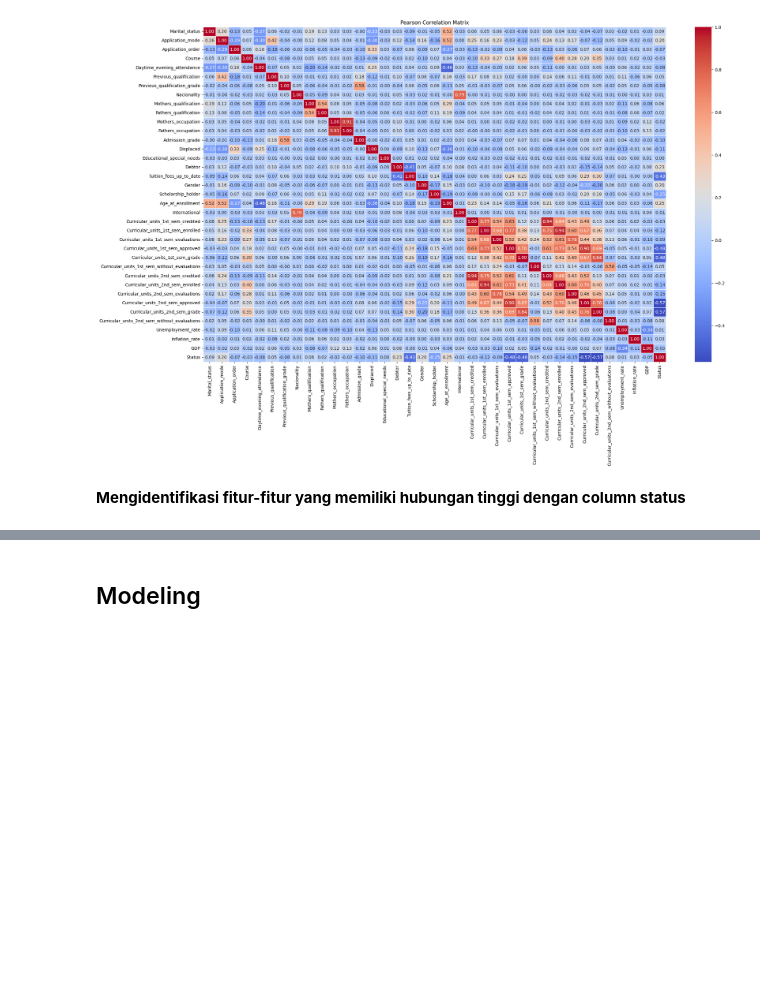
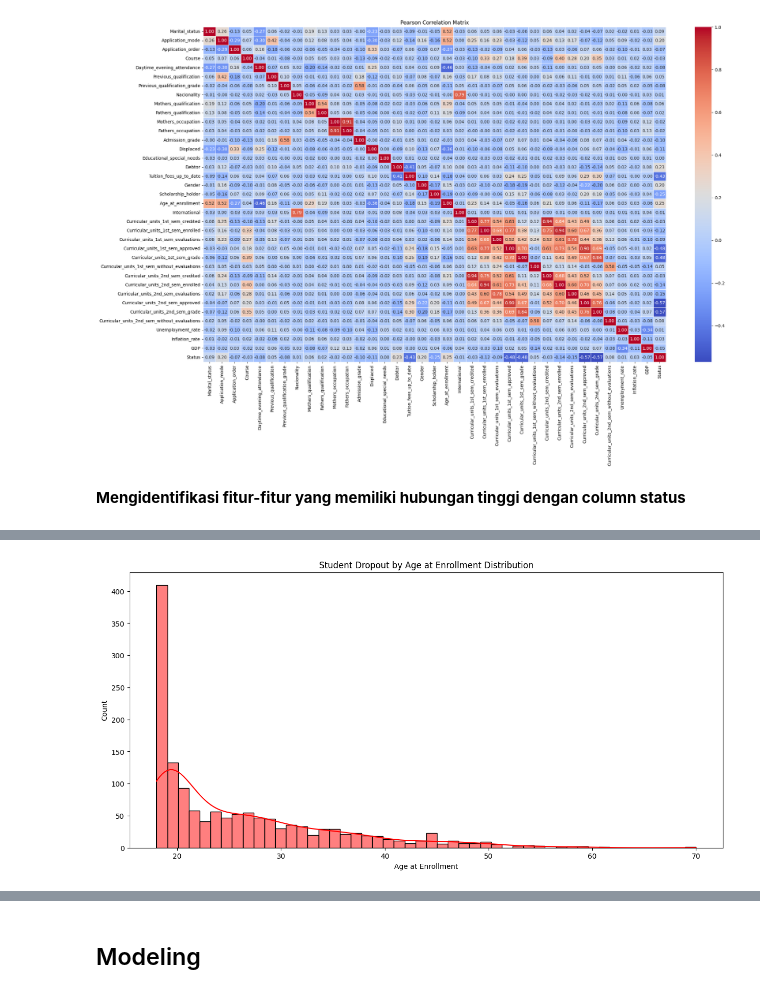
Before and after one commit to ferys2195/Submission-Penerapan-Data-Science, a Jupyter notebook: submission_2/notebook.ipynb, the cells around one changed output, grey strips where cells are left out. Drawn from its saved outputs; the diff is of its cells as text; code cells hidden in the pictures; blank space fills up the shorter version.

```diff
--- a/submission_2/notebook.ipynb
+++ b/submission_2/notebook.ipynb
@@ -310,0 +321,9 @@ plt.show()
+# %%
+plt.figure(figsize=(15, 7))
+ax = sns.histplot(dropout_data['Age_at_enrollment'], bins=50, color='r', kde=True)
+ax.set_title('Student Dropout by Age at Enrollment Distribution')
+ax.set_xlabel('Age at Enrollment')
+ax.set_ylabel('Count')
+plt.show()
+# %% [output]
+[figure, added]
```
Also changed, not shown: parts of 37 cells of this notebook, 6 other files.
